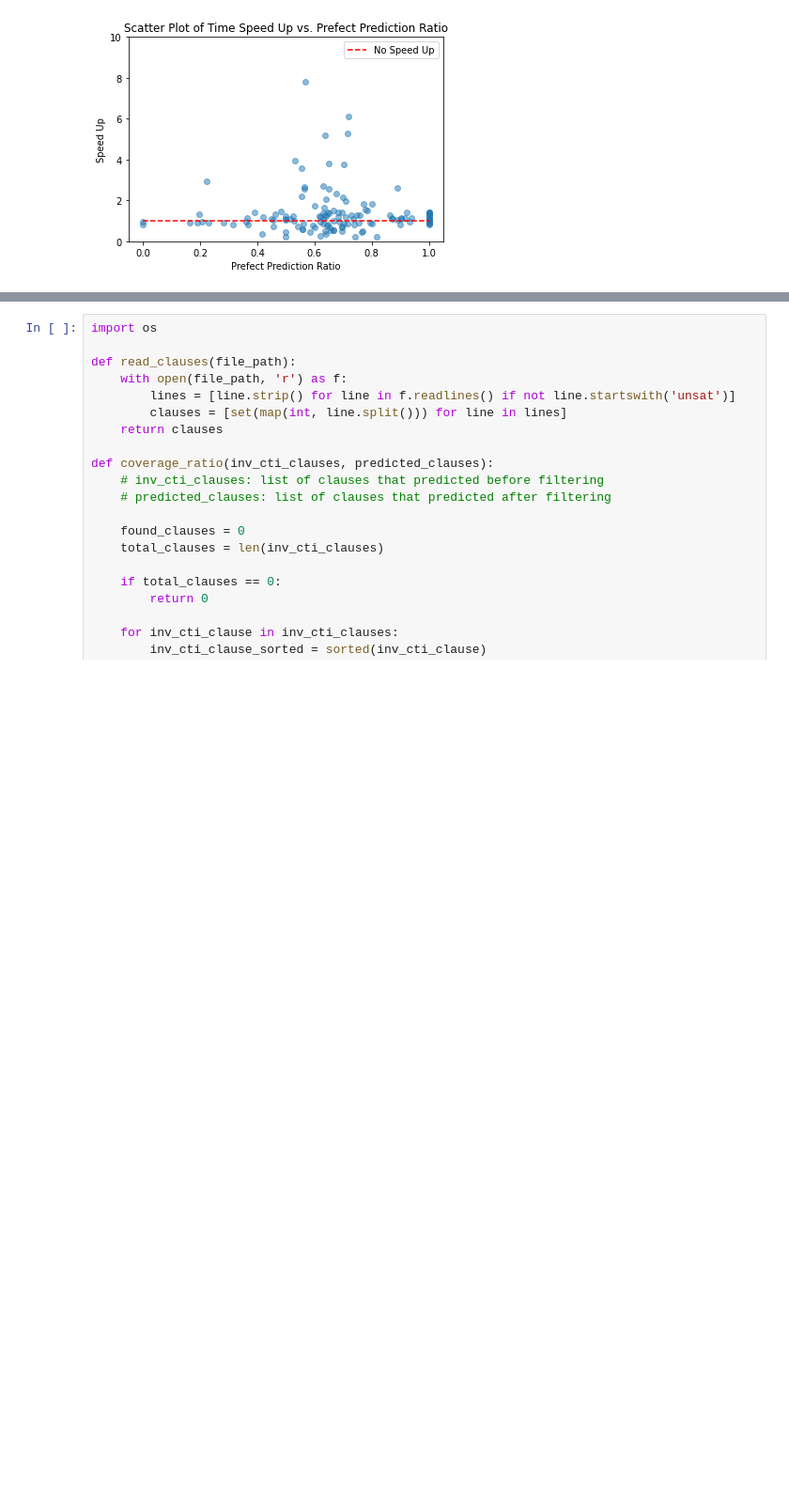
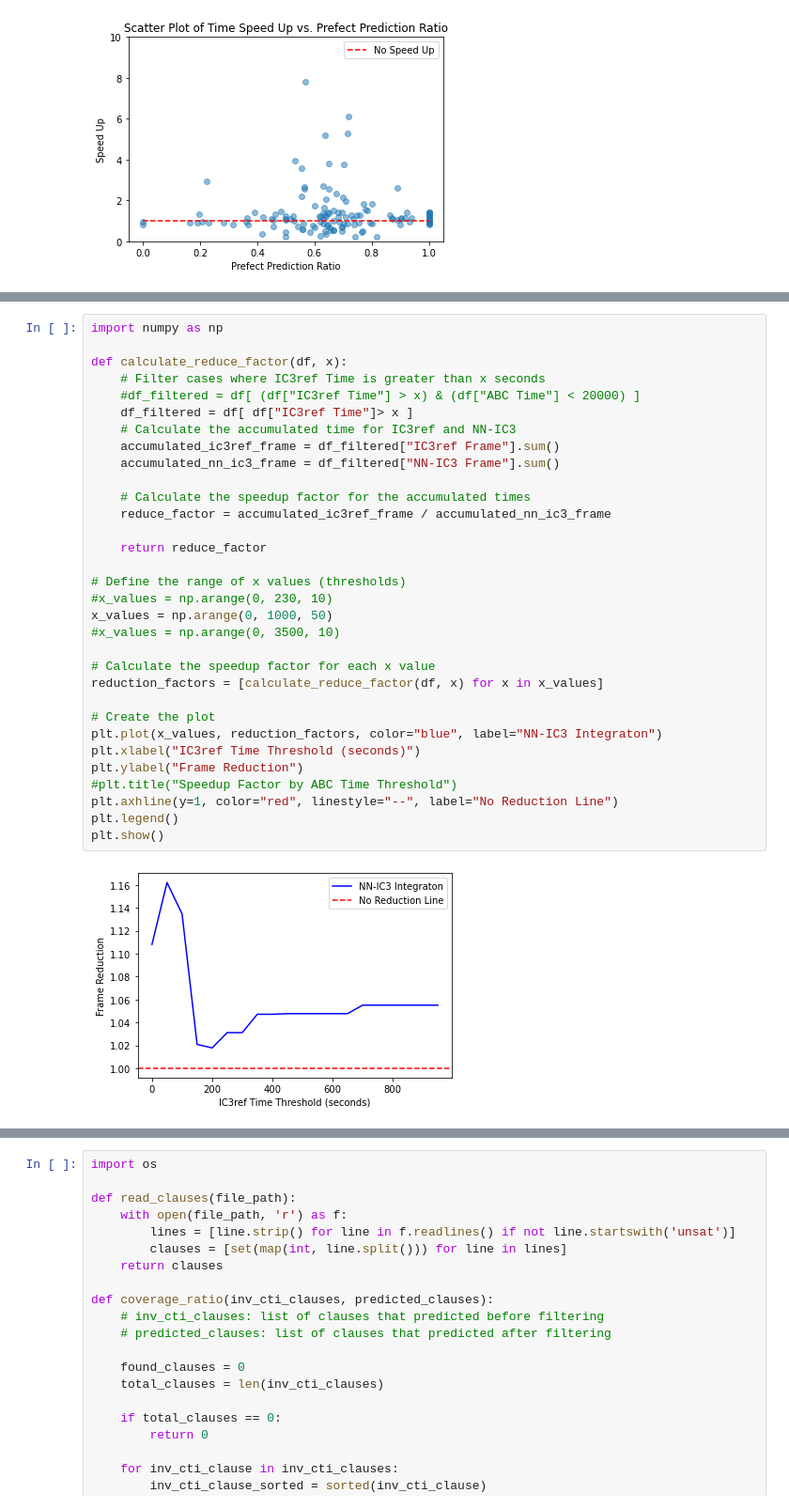
Before and after one commit to Gy-Hu/AIG2INV, a Jupyter notebook: result_analyzer_2020.ipynb, the cells around one changed output, grey strips where cells are left out. Shown at 94% size. Cells and saved outputs as stored; diff of their text form; blank space fills up the shorter version.

```diff
--- a/result_analyzer_2020.ipynb
+++ b/result_analyzer_2020.ipynb
@@ -275,4 +279,38 @@ plt.show()
 [figure]
+# %%
+import numpy as np
+
+def calculate_reduce_factor(df, x):
+    # Filter cases where IC3ref Time is greater than x seconds
+    #df_filtered = df[ (df["IC3ref Time"] > x) & (df["ABC Time"] < 20000) ]
+    df_filtered = df[ df["IC3ref Time"]> x ]
+    # Calculate the accumulated time for IC3ref and NN-IC3
+    accumulated_ic3ref_frame = df_filtered["IC3ref Frame"].sum()
+    accumulated_nn_ic3_frame = df_filtered["NN-IC3 Frame"].sum()
+
+    # Calculate the speedup factor for the accumulated times
+    reduce_factor = accumulated_ic3ref_frame / accumulated_nn_ic3_frame
+
+    return reduce_factor
+
+# Define the range of x values (thresholds)
+#x_values = np.arange(0, 230, 10)
+x_values = np.arange(0, 1000, 50)
+#x_values = np.arange(0, 3500, 10)
+
+# Calculate the speedup factor for each x value
+reduction_factors = [calculate_reduce_factor(df, x) for x in x_values]
+
+# Create the plot
+plt.plot(x_values, reduction_factors, color="blue", label="NN-IC3 Integraton")
+plt.xlabel("IC3ref Time Threshold (seconds)")
+plt.ylabel("Frame Reduction")
+#plt.title("Speedup Factor by ABC Time Threshold")
+plt.axhline(y=1, color="red", linestyle="--", label="No Reduction Line")
+plt.legend()
+plt.show()
+# %% [output]
+[figure, added]
 # %%
 import fileinput
 import pandas as pd
```
Also changed, not shown: parts of 5 cells of this notebook, 5 other files.
